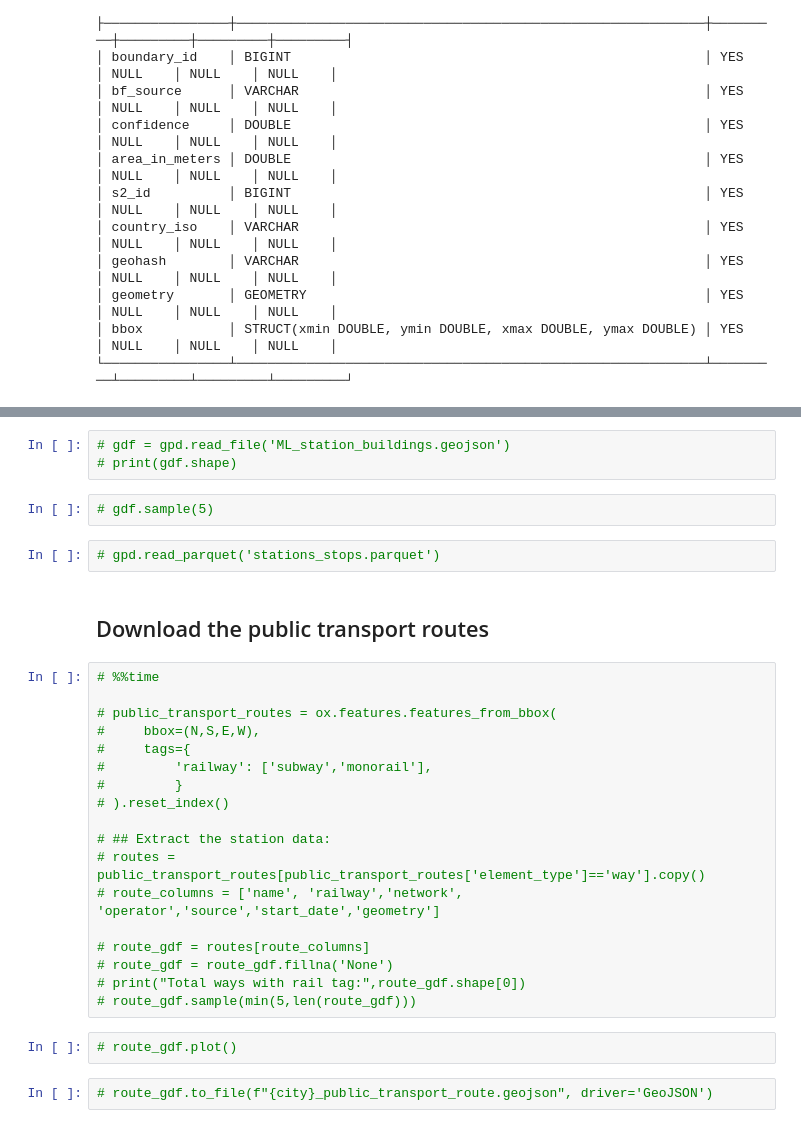
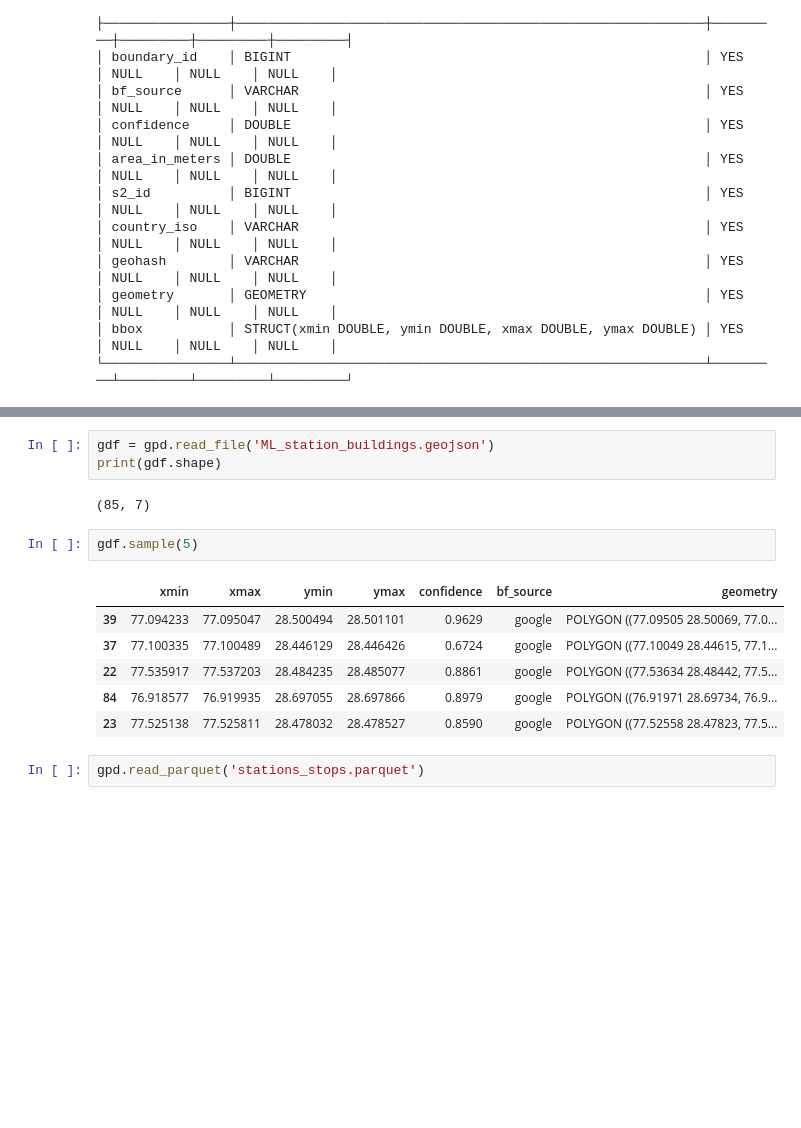
Before and after one commit to kavyajeetbora/metro_accessibility, a Jupyter notebook: notebooks/ETL_Station_Footprints.ipynb, the cells around one changed output, grey strips where cells are left out. Cells and saved outputs as stored; diff of their text form; blank space fills up the shorter version.

```diff
--- a/notebooks/ETL_Station_Footprints.ipynb
+++ b/notebooks/ETL_Station_Footprints.ipynb
@@ -284,31 +286,16 @@ if no_bf.shape[0]>0:
 # %%
-# gdf = gpd.read_file('ML_station_buildings.geojson')
-# print(gdf.shape)
+gdf = gpd.read_file('ML_station_buildings.geojson')
+print(gdf.shape)
+# %% [output]
+(85, 7)
 # %%
-# gdf.sample(5)
+gdf.sample(5)
+# %% [output]
+|  | xmin | xmax | ymin | ymax | confidence | bf_source | geometry |
+| 39 | 77.094233 | 77.095047 | 28.500494 | 28.501101 | 0.9629 | google | POLYGON ((77.09505 28.50069, 77.0... |
+| 37 | 77.100335 | 77.100489 | 28.446129 | 28.446426 | 0.6724 | google | POLYGON ((77.10049 28.44615, 77.1... |
+| 22 | 77.535917 | 77.537203 | 28.484235 | 28.485077 | 0.8861 | google | POLYGON ((77.53634 28.48442, 77.5... |
+| 84 | 76.918577 | 76.919935 | 28.697055 | 28.697866 | 0.8979 | google | POLYGON ((76.91971 28.69734, 76.9... |
+| 23 | 77.525138 | 77.525811 | 28.478032 | 28.478527 | 0.8590 | google | POLYGON ((77.52558 28.47823, 77.5... |
 # %%
-# gpd.read_parquet('stations_stops.parquet')
+gpd.read_parquet('stations_stops.parquet')
-# %% [markdown]
-## Download the public transport routes
-# %%
-# %%time
-
-# public_transport_routes = ox.features.features_from_bbox(
-#     bbox=(N,S,E,W),
-#     tags={
-#         'railway': ['subway','monorail'],
-#         }
-# ).reset_index()
-
-# ## Extract the station data:
-# routes = public_transport_routes[public_transport_routes['element_type']=='way'].copy()
-# route_columns = ['name', 'railway','network', 'operator','source','start_date','geometry']
-
-# route_gdf = routes[route_columns]
-# route_gdf = route_gdf.fillna('None')
-# print("Total ways with rail tag:",route_gdf.shape[0])
-# route_gdf.sample(min(5,len(route_gdf)))
-# %%
-# route_gdf.plot()
-# %%
-# route_gdf.to_file(f"{city}_public_transport_route.geojson", driver='GeoJSON')
```
Also changed, not shown: parts of 1 cell of this notebook.
